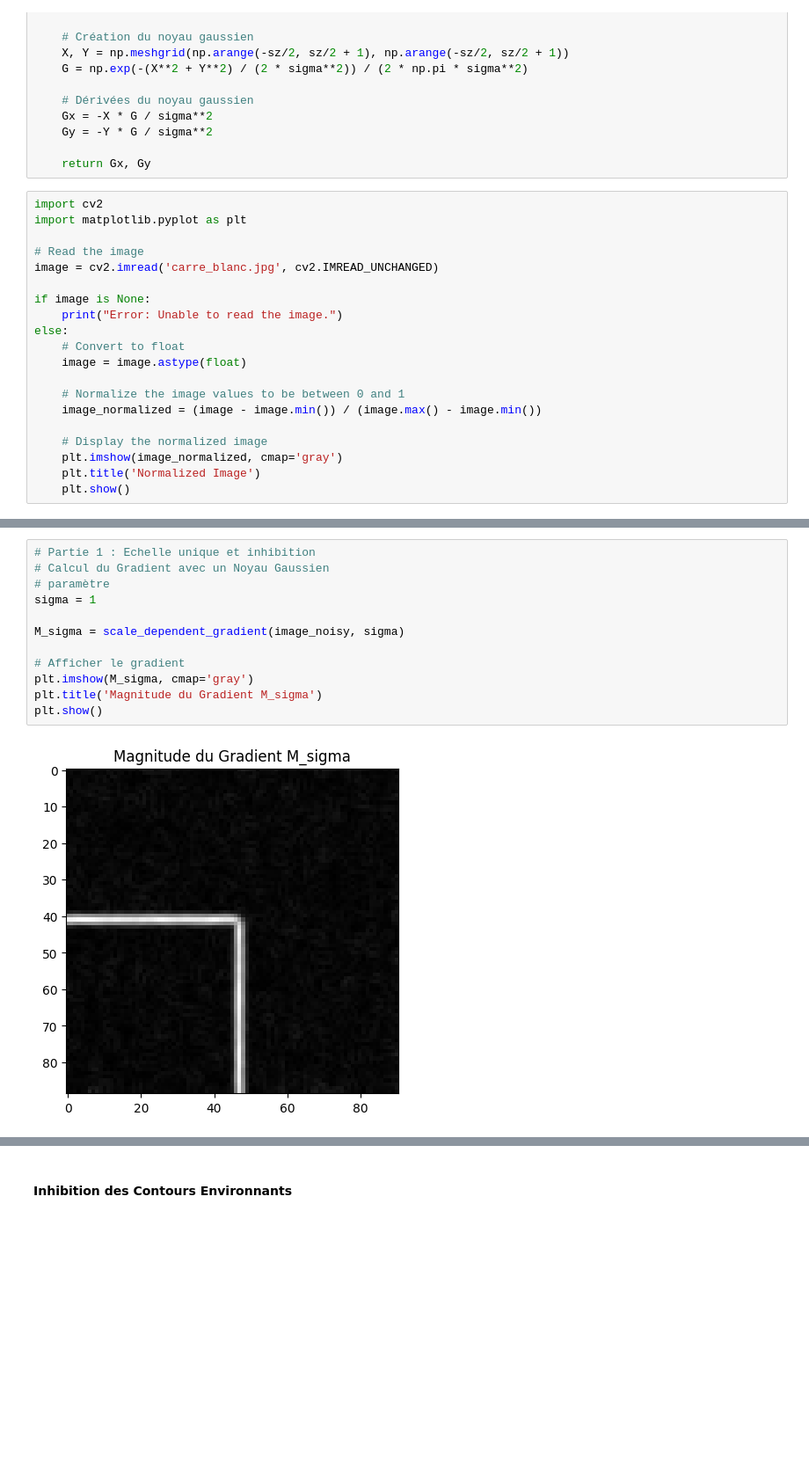
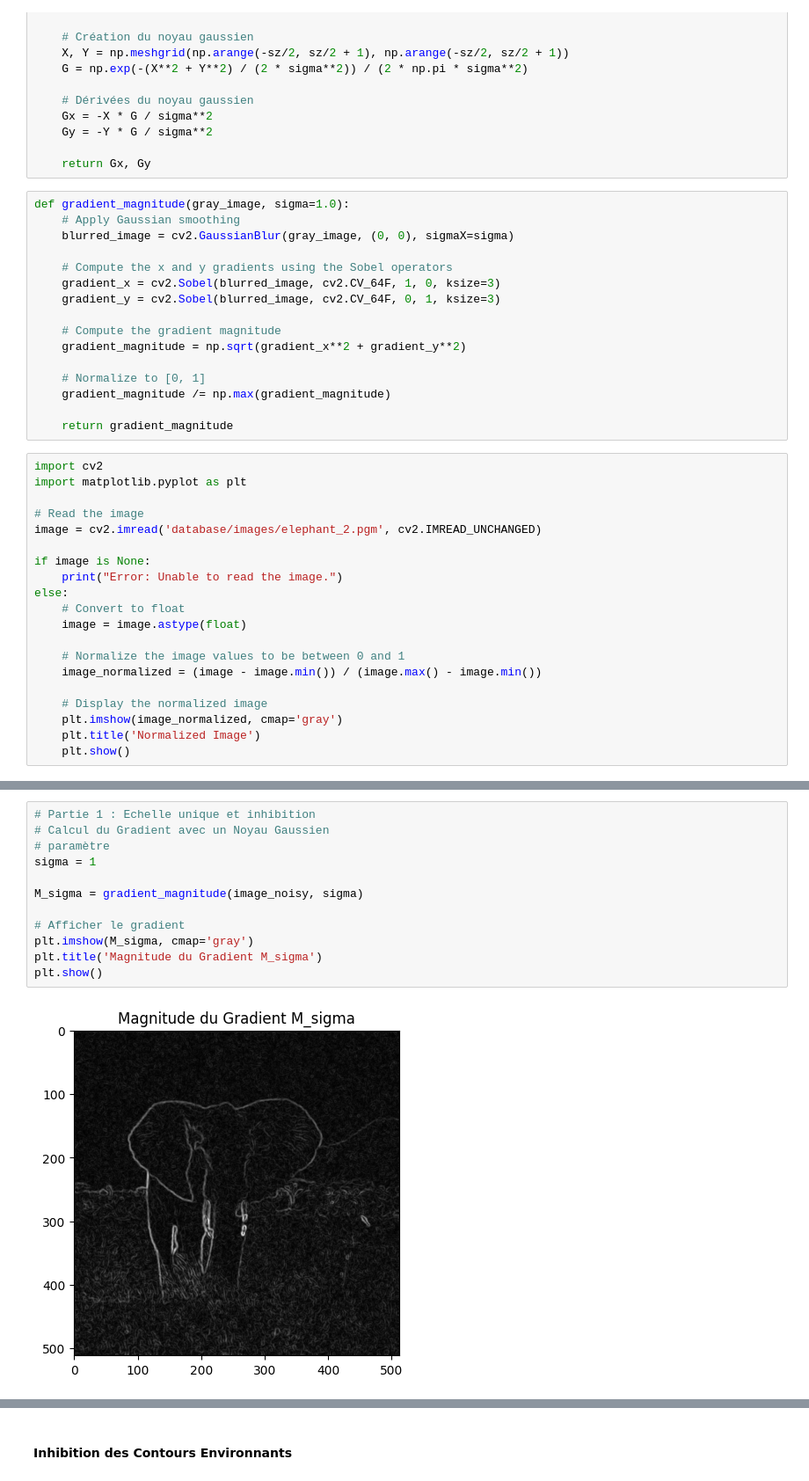
Before and after one commit to ndupont960/EtudesTechniques11, a Jupyter notebook: matlab-to_python.ipynb, the cells around one changed output, grey strips where cells are left out. Shown at 88% size. Drawn from its saved outputs; the diff is of its cells as text; blank space fills up the shorter version.

```diff
--- a/matlab-to_python.ipynb
+++ b/matlab-to_python.ipynb
@@ -41,12 +41,28 @@ def gaussian_derivative_kernels(sigma):
     Gy = -Y * G / sigma**2
 
     return Gx, Gy
+# %%
+def gradient_magnitude(gray_image, sigma=1.0):
+    # Apply Gaussian smoothing
+    blurred_image = cv2.GaussianBlur(gray_image, (0, 0), sigmaX=sigma)
+
+    # Compute the x and y gradients using the Sobel operators
+    gradient_x = cv2.Sobel(blurred_image, cv2.CV_64F, 1, 0, ksize=3)
+    gradient_y = cv2.Sobel(blurred_image, cv2.CV_64F, 0, 1, ksize=3)
+
+    # Compute the gradient magnitude
+    gradient_magnitude = np.sqrt(gradient_x**2 + gradient_y**2)
+
+    # Normalize to [0, 1]
+    gradient_magnitude /= np.max(gradient_magnitude)
+
+    return gradient_magnitude
 # %%
 import cv2
 import matplotlib.pyplot as plt
 
 # Read the image
-image = cv2.imread('carre_blanc.jpg', cv2.IMREAD_UNCHANGED)
+image = cv2.imread('database/images/elephant_2.pgm', cv2.IMREAD_UNCHANGED)
 
 if image is None:
     print("Error: Unable to read the image.")
@@ -77,14 +93,14 @@ plt.show()
 # %%
 # Partie 1 : Echelle unique et inhibition
 # Calcul du Gradient avec un Noyau Gaussien
 # paramètre
 sigma = 1
 
-M_sigma = scale_dependent_gradient(image_noisy, sigma)
+M_sigma = gradient_magnitude(image_noisy, sigma)
 
 # Afficher le gradient
 plt.imshow(M_sigma, cmap='gray')
 plt.title('Magnitude du Gradient M_sigma')
 plt.show()
 # %% [output]
-[figure, old version]
+[figure, new version]
```
Also changed, not shown: parts of 16 cells of this notebook.
